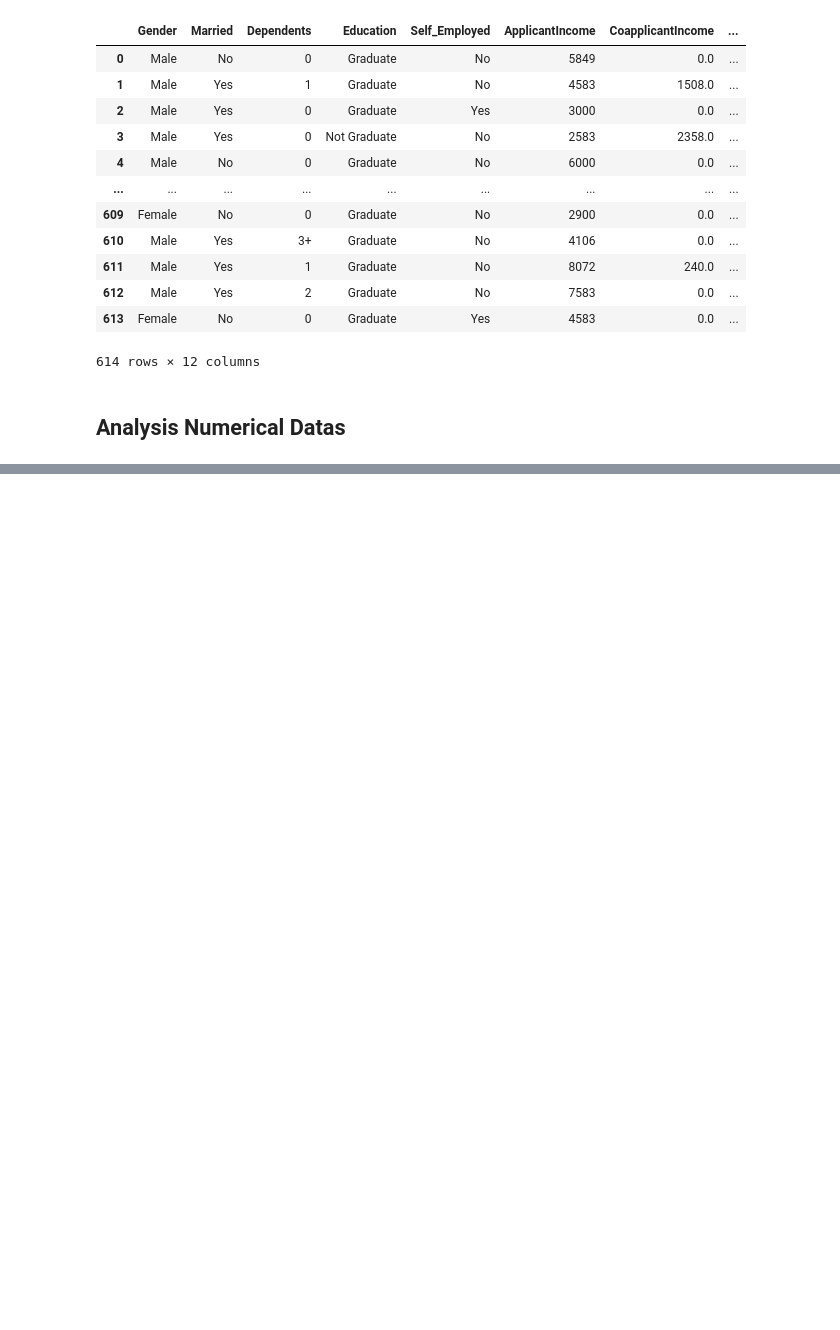
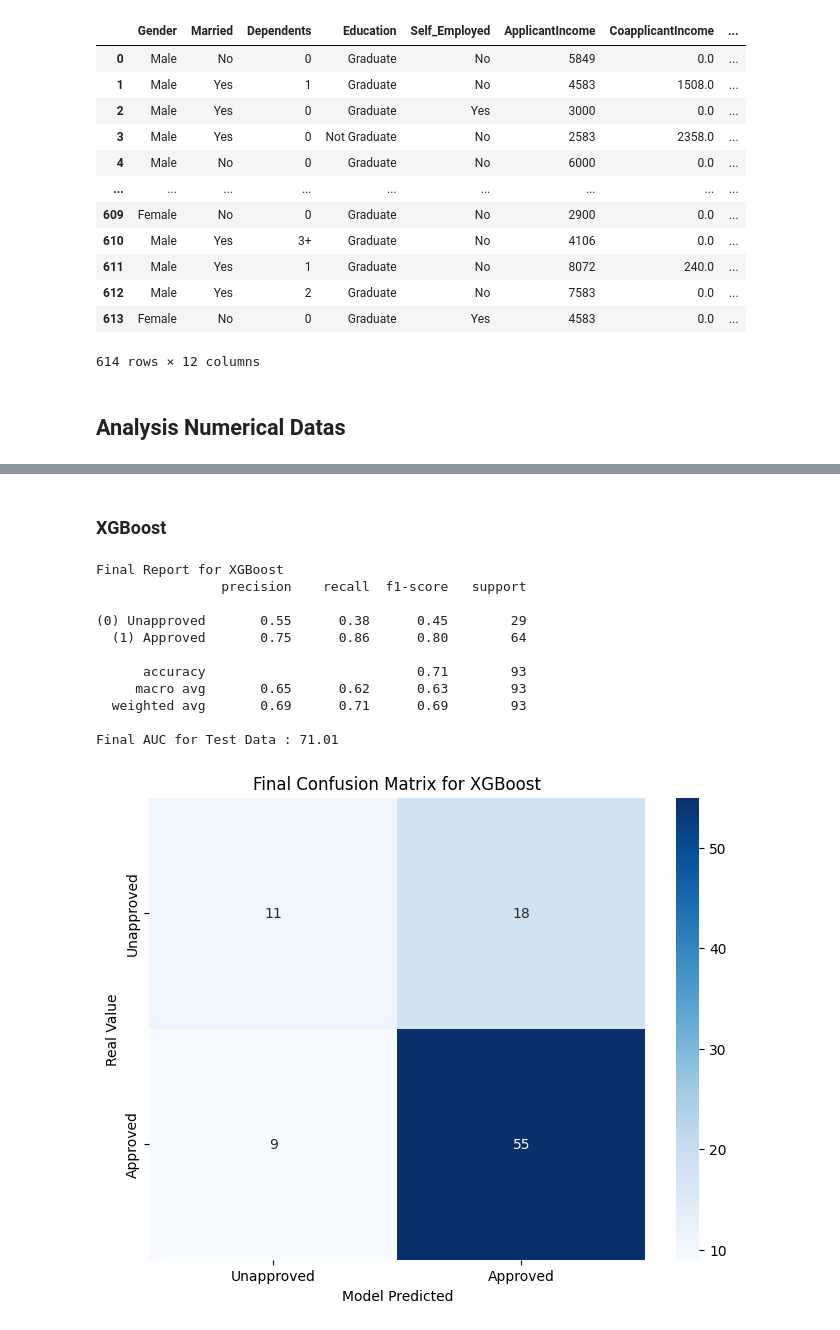
Before and after one commit to Alirezasmoradi/Dnkr_Loan_PJ, a Jupyter notebook: loan_pj.ipynb, the cells around one changed output, grey strips where cells are left out. Drawn from its saved outputs; the diff is of its cells as text; code cells hidden in the pictures; blank space fills up the shorter version.

```diff
--- a/loan_pj.ipynb
+++ b/loan_pj.ipynb
@@ -1421,0 +1680,13 @@ Name: LoanAmount, dtype: float64
+# %%
+from xgboost import XGBClassifier
+
+
+pipe_xgb_norm = Pipeline (steps= [
+    ("preprocessing" ,preprocessing_normalized) ,
+    ("classifier" , XGBClassifier(random_state = 42 , use_label_encoder=False, eval_metric='logloss'))
+])
+
+pipe_xgb_unnorm = Pipeline (steps= [
+    ("preprocessing" ,preprocessing_unnormalized) ,
+    ("classifier" , XGBClassifier(random_state = 42 , use_label_encoder=False, eval_metric='logloss'))
+])
@@ -1421,0 +1978,51 @@ Name: LoanAmount, dtype: float64
+# %% [markdown]
+### XGBoost ###
+# %%
+
+best_xgb_norm_model = gridcv_xgb_norm.best_estimator_
+best_xgb_unnorm_model = gridcv_xgb_unnorm.best_estimator_
+
+
+y_predict_norm = best_xgb_norm_model.predict(X_test)
+y_predict_unnorm = best_xgb_unnorm_model.predict(X_test)
+
+y_predict_proba_test = best_xgb_norm_model.predict_proba(X_test)[:, 1]
+
+print("Final Report for XGBoost")
+
+print(classification_report(y_test , y_predict_norm , target_names=["(0) Unapproved" , "(1) Approved"]))
+
+##AUC Score
+
+auc = roc_auc_score(y_test, y_predict_proba_test)*100
+print(f"Final AUC for Test Data : {auc:.2f}")
+
+##Confusion Matrix for normalized data
+
+confusion_lgr = confusion_matrix(y_test , y_predict_norm)
+fig,ax = plt.subplots(figsize=(8,6))
+
+sns.heatmap(
+    confusion_lgr,
+    annot=True, fmt='d',
+    cmap='Blues',
+    xticklabels=["Unapproved" , "Approved"],
+    yticklabels=["Unapproved" , "Approved"])
+
+plt.xlabel("Model Predicted")
+plt.ylabel("Real Value")
+plt.title("Final Confusion Matrix for XGBoost")
+plt.show()
+# %% [output]
+Final Report for XGBoost
+                precision    recall  f1-score   support
+
+(0) Unapproved       0.55      0.38      0.45        29
+  (1) Approved       0.75      0.86      0.80        64
+
+      accuracy                           0.71        93
+     macro avg       0.65      0.62      0.63        93
+  weighted avg       0.69      0.71      0.69        93
+
+Final AUC for Test Data : 71.01
+[figure, added]
```
Also changed, not shown: parts of 46 cells of this notebook.
